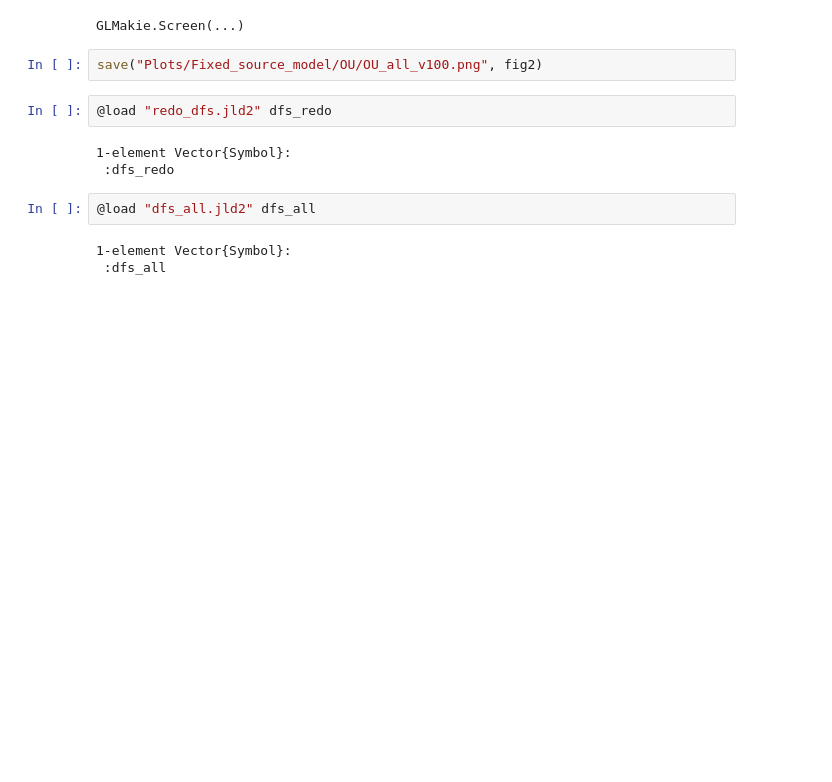
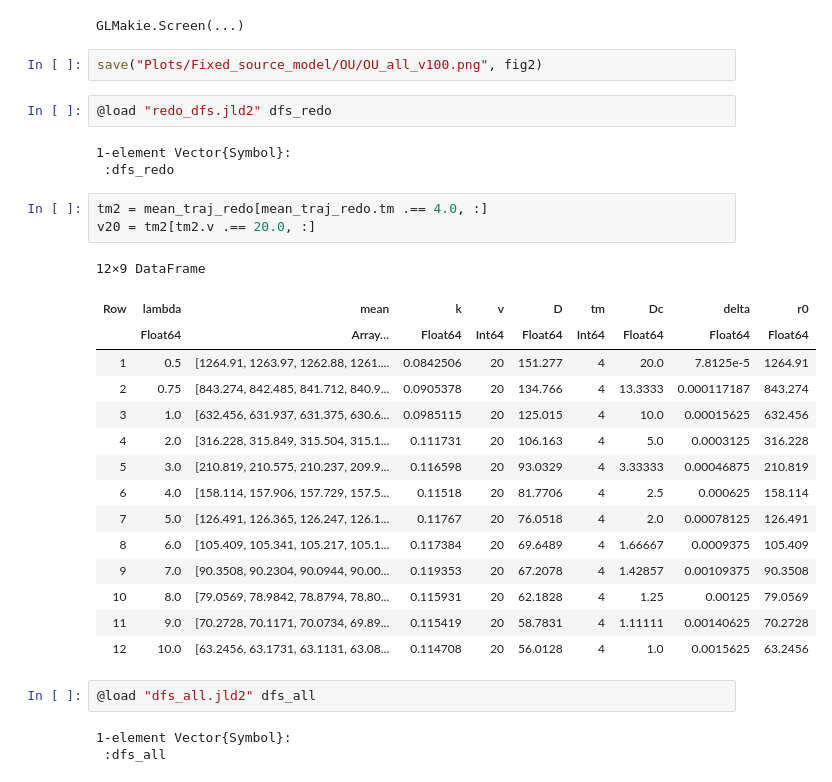
Before and after one commit to jmarib/CellBasedModels.jl, a Jupyter notebook: examples/OU_simulations.ipynb, the cells around one changed output. Saved outputs shown, nothing was run; the diff lists cells and outputs as text; blank space fills up the shorter version.

```diff
--- a/examples/OU_simulations.ipynb
+++ b/examples/OU_simulations.ipynb
@@ -307,6 +316,25 @@ save("Plots/Fixed_source_model/OU/OU_all_v100.png", fig2)
 # %% [output]
 1-element Vector{Symbol}:
  :dfs_redo
+# %%
+tm2 = mean_traj_redo[mean_traj_redo.tm .== 4.0, :]
+v20 = tm2[tm2.v .== 20.0, :]
+# %% [output]
+12×9 DataFrame
+| Row | lambda | mean | k | v | D | tm | Dc | delta | r0 |
+|  | Float64 | Array… | Float64 | Int64 | Float64 | Int64 | Float64 | Float64 | Float64 |
+| 1 | 0.5 | [1264.91, 1263.97, 1262.88, 1261.... | 0.0842506 | 20 | 151.277 | 4 | 20.0 | 7.8125e-5 | 1264.91 |
+| 2 | 0.75 | [843.274, 842.485, 841.712, 840.9... | 0.0905378 | 20 | 134.766 | 4 | 13.3333 | 0.000117187 | 843.274 |
+| 3 | 1.0 | [632.456, 631.937, 631.375, 630.6... | 0.0985115 | 20 | 125.015 | 4 | 10.0 | 0.00015625 | 632.456 |
+| 4 | 2.0 | [316.228, 315.849, 315.504, 315.1... | 0.111731 | 20 | 106.163 | 4 | 5.0 | 0.0003125 | 316.228 |
+| 5 | 3.0 | [210.819, 210.575, 210.237, 209.9... | 0.116598 | 20 | 93.0329 | 4 | 3.33333 | 0.00046875 | 210.819 |
+| 6 | 4.0 | [158.114, 157.906, 157.729, 157.5... | 0.11518 | 20 | 81.7706 | 4 | 2.5 | 0.000625 | 158.114 |
+| 7 | 5.0 | [126.491, 126.365, 126.247, 126.1... | 0.11767 | 20 | 76.0518 | 4 | 2.0 | 0.00078125 | 126.491 |
+| 8 | 6.0 | [105.409, 105.341, 105.217, 105.1... | 0.117384 | 20 | 69.6489 | 4 | 1.66667 | 0.0009375 | 105.409 |
+| 9 | 7.0 | [90.3508, 90.2304, 90.0944, 90.00... | 0.119353 | 20 | 67.2078 | 4 | 1.42857 | 0.00109375 | 90.3508 |
+| 10 | 8.0 | [79.0569, 78.9842, 78.8794, 78.80... | 0.115931 | 20 | 62.1828 | 4 | 1.25 | 0.00125 | 79.0569 |
+| 11 | 9.0 | [70.2728, 70.1171, 70.0734, 69.89... | 0.115419 | 20 | 58.7831 | 4 | 1.11111 | 0.00140625 | 70.2728 |
+| 12 | 10.0 | [63.2456, 63.1731, 63.1131, 63.08... | 0.114708 | 20 | 56.0128 | 4 | 1.0 | 0.0015625 | 63.2456 |
 # %%
 @load "dfs_all.jld2" dfs_all
 # %% [output]
```
Also changed, not shown: parts of 5 cells of this notebook, 2 other files.
